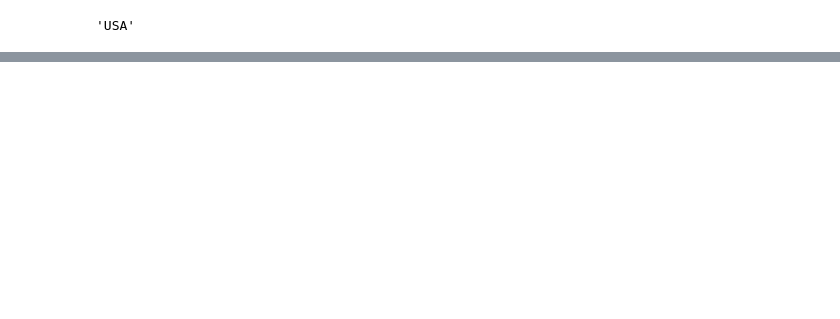
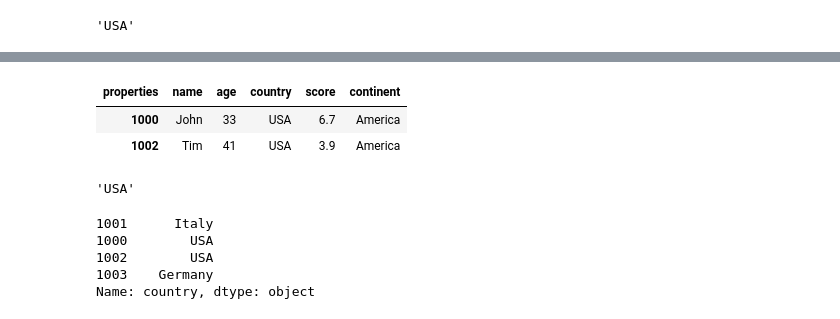
Before and after one commit to ElizeteOliveira/Python-para-Excel--Estudos, a Jupyter notebook: AnáliseDadosPandas.ipynb, the cells around one changed output, grey strips where cells are left out. Saved outputs shown, nothing was run; the diff lists cells and outputs as text; code cells hidden in the pictures; blank space fills up the shorter version.

```diff
--- a/AnáliseDadosPandas.ipynb
+++ b/AnáliseDadosPandas.ipynb
@@ -236,0 +275,19 @@ var_criada_dataframe.loc[:, ["country"]] # Uma coluna (2d)
+# %%
+var_criada_dataframe.loc[1000:1002, :] # Intervalos de linhas
+# %% [output]
+| properties | name | age | country | score | continent |
+| 1000 | John | 33 | USA | 6.7 | America |
+| 1002 | Tim | 41 | USA | 3.9 | America |
+# %%
+#Obs.: df.iloc[selecao_linha, selecao_coluna]->Ele seleciona um subconjunto de um DF por posição,ou seja, é localização por indice
+var_criada_dataframe.iloc[1, 2] #Valor único
+# %% [output]
+'USA'
+# %%
+var_criada_dataframe.iloc[:, 2] # Uma coluna (1d)
+# %% [output]
+1001      Italy
+1000        USA
+1002        USA
+1003    Germany
+Name: country, dtype: object
```
Also changed, not shown: parts of 20 cells of this notebook.
